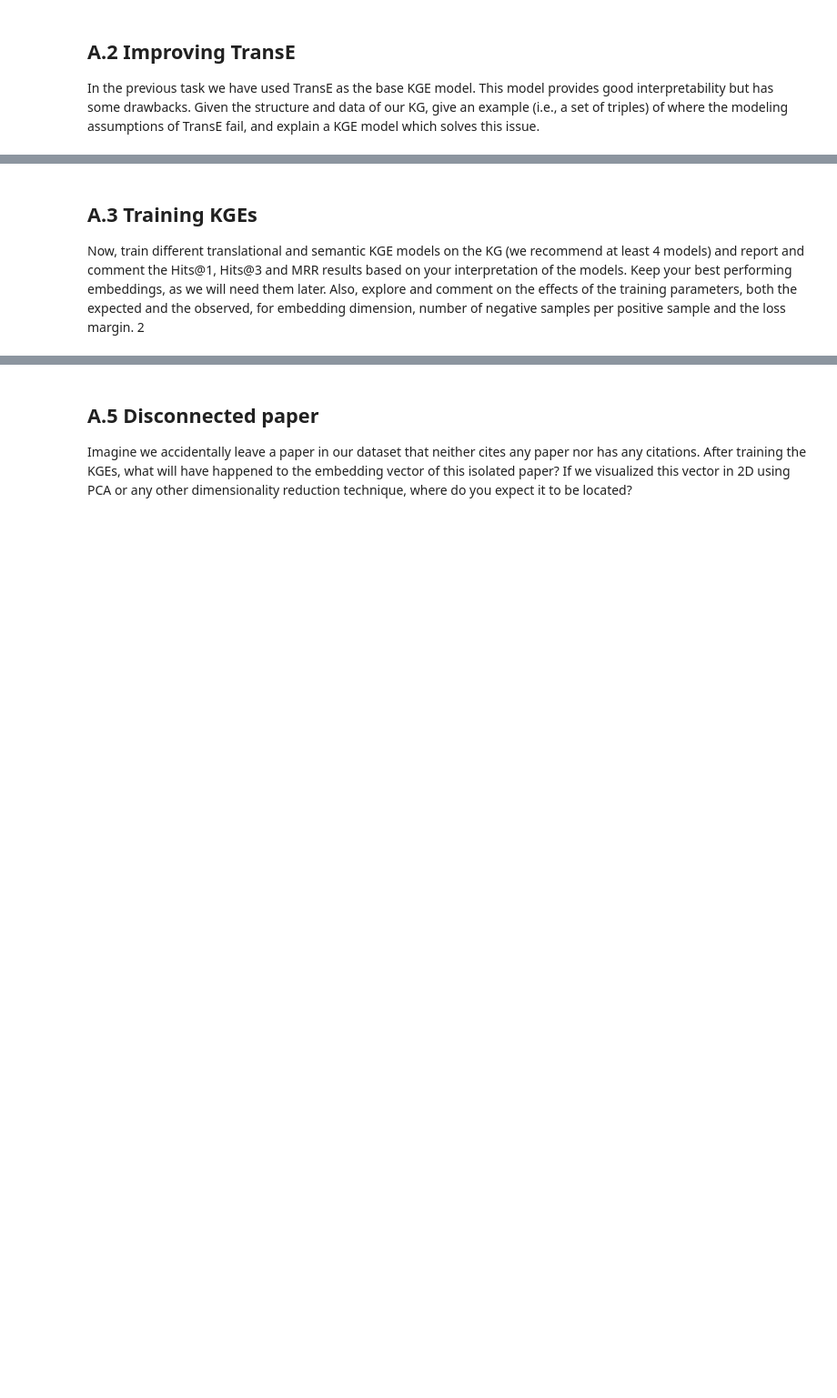
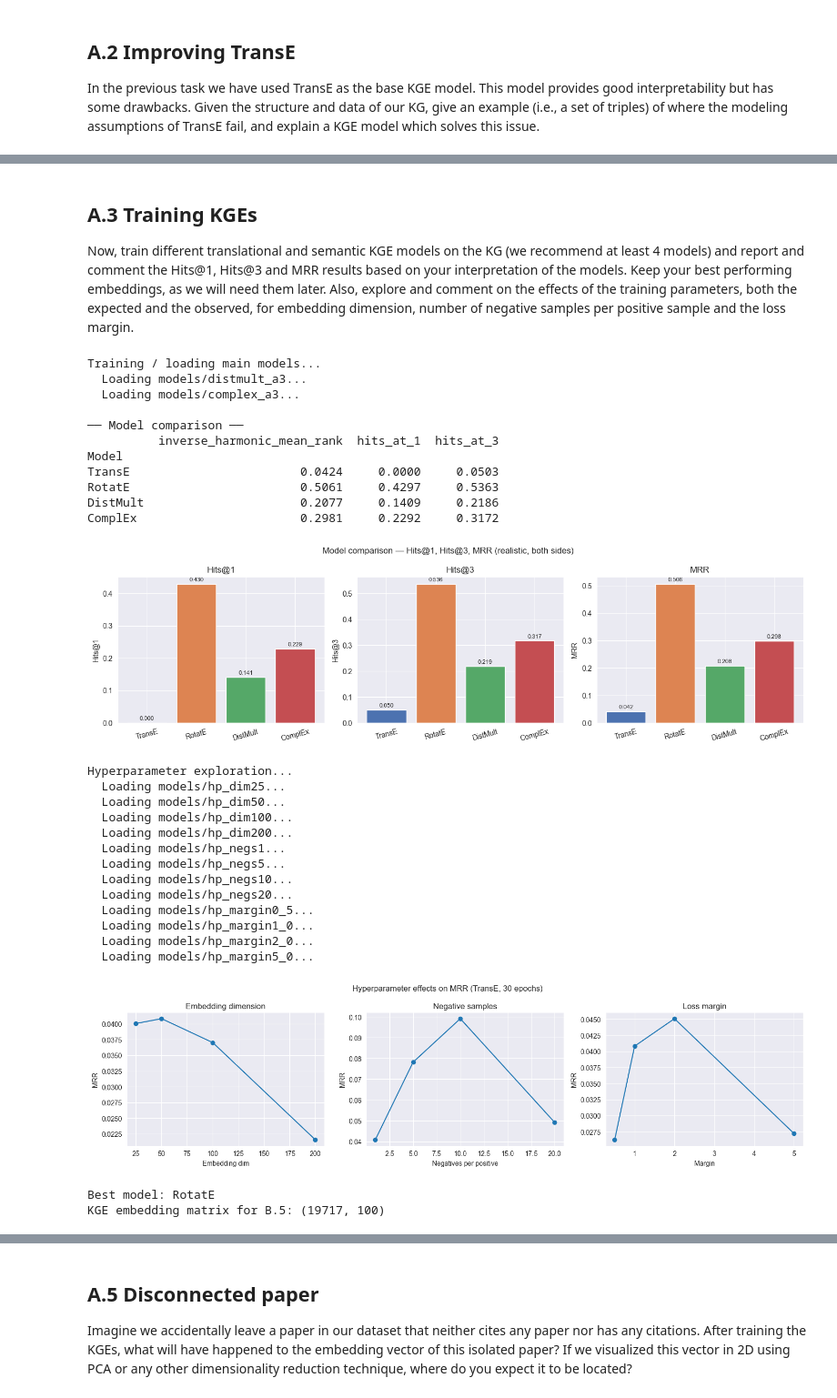
Before and after one commit to PabloRodriguezElvira/SDM_Lab3, a Jupyter notebook: Lab-Template.ipynb, the cells around one changed output, grey strips where cells are left out. Shown at 91% size. Drawn from its saved outputs; the diff is of its cells as text; code cells hidden in the pictures; blank space fills up the shorter version.

```diff
--- a/Lab-Template.ipynb
+++ b/Lab-Template.ipynb
@@ -327,7 +379,6 @@ based on your interpretation of the models. Keep your best performing embeddings
 as we will need them later. Also, explore and comment on the effects of the training
 parameters, both the expected and the observed, for embedding dimension, number
 of negative samples per positive sample and the loss margin.
-2
 # %%
 import os
 import numpy as np
@@ -367,8 +418,10 @@ def train_or_load(model_name, model_kwargs, save_dir, epochs=100,
 def get_metrics(result, label):
     df = result.metric_results.to_df()
     if 'Side' in df.columns:
-        df = df[(df['Side'] == 'both') & (df['Type'] == 'realistic')]
-    row = df[df['Metric'].isin(['hits_at_1', 'hits_at_3', 'mean_reciprocal_rank'])]
+        df = df[df['Side'] == 'both']
+    if 'Rank_type' in df.columns:
+        df = df[df['Rank_type'] == 'realistic']
+    row = df[df['Metric'].isin(['hits_at_1', 'hits_at_3', 'inverse_harmonic_mean_rank'])]
     return {'Model': label, **dict(zip(row['Metric'], row['Value']))}
 
 # ── Main models ───────────────────────────────────────────────────────────────
@@ -385,6 +438,25 @@ df_main = pd.DataFrame([
 print("\n── Model comparison ──")
 print(df_main)
 
+# ── Bar chart: model comparison ───────────────────────────────────────────────
+metrics_plot = ['hits_at_1', 'hits_at_3', 'inverse_harmonic_mean_rank']
+labels_plot  = ['Hits@1',    'Hits@3',    'MRR']
+x = np.arange(len(df_main))
+
+fig, axes = plt.subplots(1, 3, figsize=(14, 4))
+colors = ['#4c72b0', '#dd8452', '#55a868', '#c44e52']
+for ax, metric, lbl in zip(axes, metrics_plot, labels_plot):
+    vals = df_main[metric].values
+    bars = ax.bar(x, vals, color=colors)
+    ax.set_xticks(x)
+    ax.set_xticklabels(df_main.index, rotation=15)
+    ax.set_ylabel(lbl)
+    ax.set_title(lbl)
+    ax.bar_label(bars, fmt='%.3f', padding=2, fontsize=8)
+plt.suptitle('Model comparison — Hits@1, Hits@3, MRR (realistic, both sides)')
+plt.tight_layout()
+plt.show()
+
 # ── Hyperparameter exploration (TransE, 30 epochs each) ───────────────────────
 print("\nHyperparameter exploration...")
 
@@ -392,51 +464,80 @@ dim_mrr, neg_mrr, margin_mrr = {}, {}, {}
 
 for dim in [25, 50, 100, 200]:
     r = train_or_load('TransE', dict(embedding_dim=dim), f'models/hp_dim{dim}', epochs=30)
-    dim_mrr[dim] = get_metrics(r, str(dim))['mean_reciprocal_rank']
+    dim_mrr[dim] = get_metrics(r, str(dim))['inverse_harmonic_mean_rank']
 
 for n in [1, 5, 10, 20]:
     r = train_or_load('TransE', dict(embedding_dim=50), f'models/hp_negs{n}', epochs=30,
                       neg_sampler_kwargs=dict(num_negs_per_pos=n))
-    neg_mrr[n] = get_metrics(r, str(n))['mean_reciprocal_rank']
+    neg_mrr[n] = get_metrics(r, str(n))['inverse_harmonic_mean_rank']
 
 for m in [0.5, 1.0, 2.0, 5.0]:
     key = str(m).replace('.', '_')
     r = train_or_load('TransE', dict(embedding_dim=50), f'models/hp_margin{key}', epochs=30,
                       loss='MarginRankingLoss', loss_kwargs=dict(margin=m))
-    margin_mrr[m] = get_metrics(r, str(m))['mean_reciprocal_rank']
+    margin_mrr[m] = get_metrics(r, str(m))['inverse_harmonic_mean_rank']
 
 fig, axes = plt.subplots(1, 3, figsize=(15, 4))
 for ax, d, xlabel, title in [
     (axes[0], dim_mrr,    'Embedding dim',          'Embedding dimension'),
     (axes[1], neg_mrr,    'Negatives per positive', 'Negative samples'),
     (axes[2], margin_mrr, 'Margin',                 'Loss margin'),
 ]:
     ax.plot(list(d.keys()), list(d.values()), 'o-')
     ax.set_xlabel(xlabel); ax.set_ylabel('MRR'); ax.set_title(title)
 plt.suptitle('Hyperparameter effects on MRR (TransE, 30 epochs)')
 plt.tight_layout(); plt.show()
 
 # ── Save best KGE embeddings aligned to PyG node order (for B.5) ─────────────
 results_map = {'TransE': result_transe, 'RotatE': result_rotate,
                'DistMult': result_distmult, 'ComplEx': result_complex}
-best_model_name = df_main['mean_reciprocal_rank'].idxmax()
+best_model_name = df_main['inverse_harmonic_mean_rank'].idxmax()
 best_result_kge = results_map[best_model_name]
 
 raw_embs = best_result_kge.model.entity_representations[0]().detach()
 if raw_embs.is_complex():
     raw_embs = torch.view_as_real(raw_embs).reshape(raw_embs.shape[0], -1)
 raw_embs = raw_embs.cpu().numpy()
 
 best_entity_to_id = best_result_kge.training.entity_to_id
 n_nodes = data.num_nodes
 kge_node_embs = np.zeros((n_nodes, raw_embs.shape[1]), dtype=np.float32)
 for i in range(n_nodes):
     key = f"paper_{i}"
     if key in best_entity_to_id:
         kge_node_embs[i] = raw_embs[best_entity_to_id[key]]
 
 print(f"\nBest model: {best_model_name}")
 print(f"KGE embedding matrix for B.5: {kge_node_embs.shape}")
+# %% [output]
+Training / loading main models...
+  Loading models/distmult_a3...
+  Loading models/complex_a3...
+
+── Model comparison ──
+          inverse_harmonic_mean_rank  hits_at_1  hits_at_3
+Model
+TransE                        0.0424     0.0000     0.0503
+RotatE                        0.5061     0.4297     0.5363
+DistMult                      0.2077     0.1409     0.2186
+ComplEx                       0.2981     0.2292     0.3172
+[figure, added]
+Hyperparameter exploration...
+  Loading models/hp_dim25...
+  Loading models/hp_dim50...
+  Loading models/hp_dim100...
+  Loading models/hp_dim200...
+  Loading models/hp_negs1...
+  Loading models/hp_negs5...
+  Loading models/hp_negs10...
+  Loading models/hp_negs20...
+  Loading models/hp_margin0_5...
+  Loading models/hp_margin1_0...
+  Loading models/hp_margin2_0...
+  Loading models/hp_margin5_0...
+[figure, added]
+Best model: RotatE
+KGE embedding matrix for B.5: (19717, 100)
 # %% [markdown]
 ## **A.4 Negative Sampling**
 
```
Also changed, not shown: parts of 11 cells of this notebook, 2 other files.
